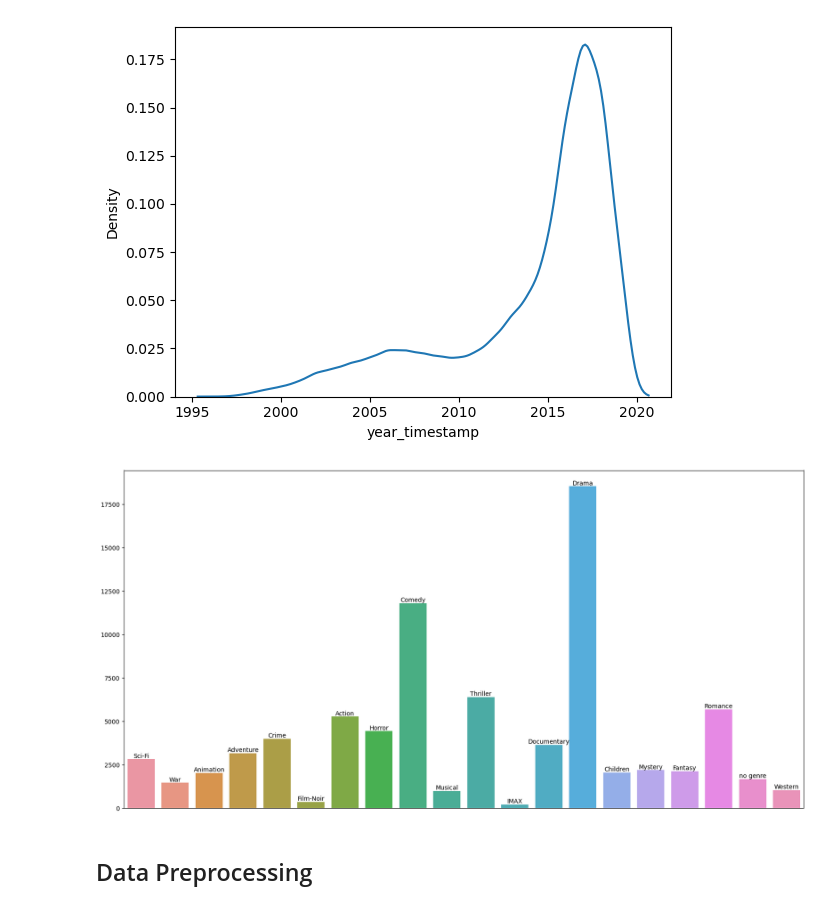
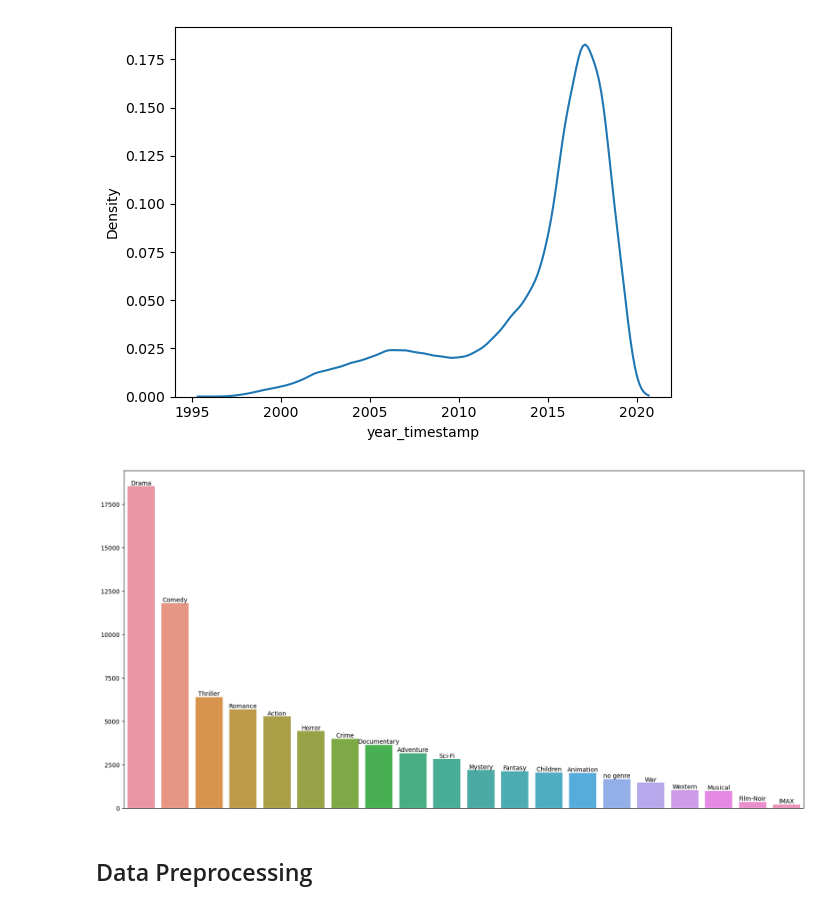
Before and after one commit to nicolopizzo/data-analytics, a Jupyter notebook: analysis.ipynb, the cells around one changed output. Cells and saved outputs as stored; diff of their text form; code cells hidden in the pictures.

Commit message:
Added correlation and covariance heatmap. Ordered genres.

```diff
--- a/analysis.ipynb
+++ b/analysis.ipynb
@@ -266,23 +262,26 @@ plt.show()
 # %%
 # plot for categories
 cat = list(categories)
 
 # count the number of rows containing 1 for each category
 cat_dict = {}
 for category in cat:
     if category == '(no genres listed)':
         cat_dict['no genre'] = df[category].sum()
     else:
         cat_dict[category] = df[category].sum()
 
+# order the dictionary by value in descending order
+cat_dict = {k: v for k, v in sorted(cat_dict.items(), key=lambda item: item[1], reverse=True)}
+
 # plot an histogram of the number of rows for each category
 fig, axs = plt.subplots(1, 1, figsize=(20, 10))
 ax = sns.barplot(x=list(cat_dict.keys()), y=list(cat_dict.values()))
 ax.bar_label(container=ax.containers[0], labels=list(cat_dict.keys()))
 plt.xticks([])
 plt.show()
 # %% [output]
-[figure, old version]
+[figure, new version]
 # %% [markdown]
 ## Data Preprocessing
 # %%
```
Also changed, not shown: parts of 23 cells of this notebook.
